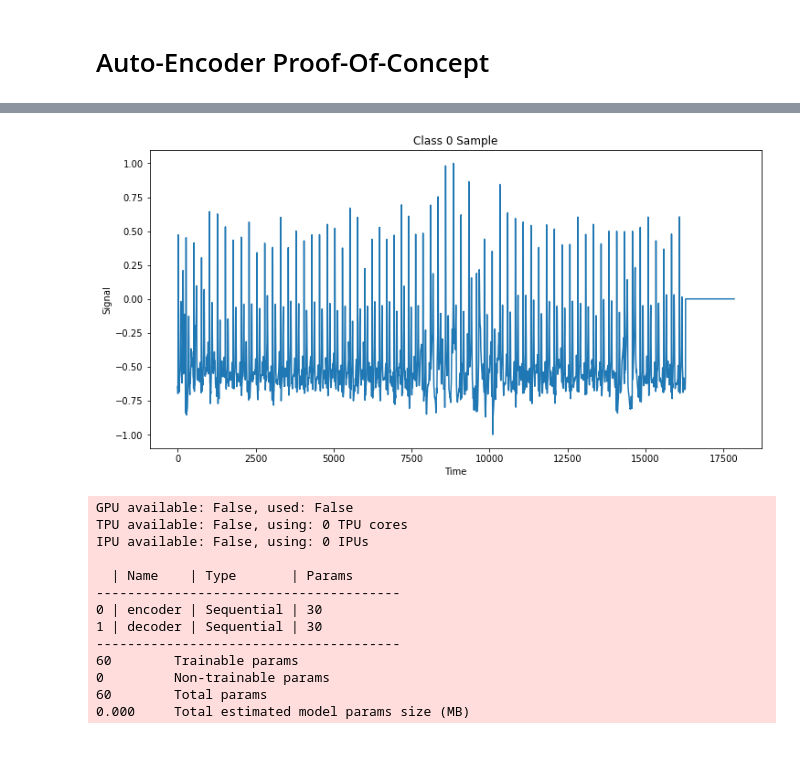
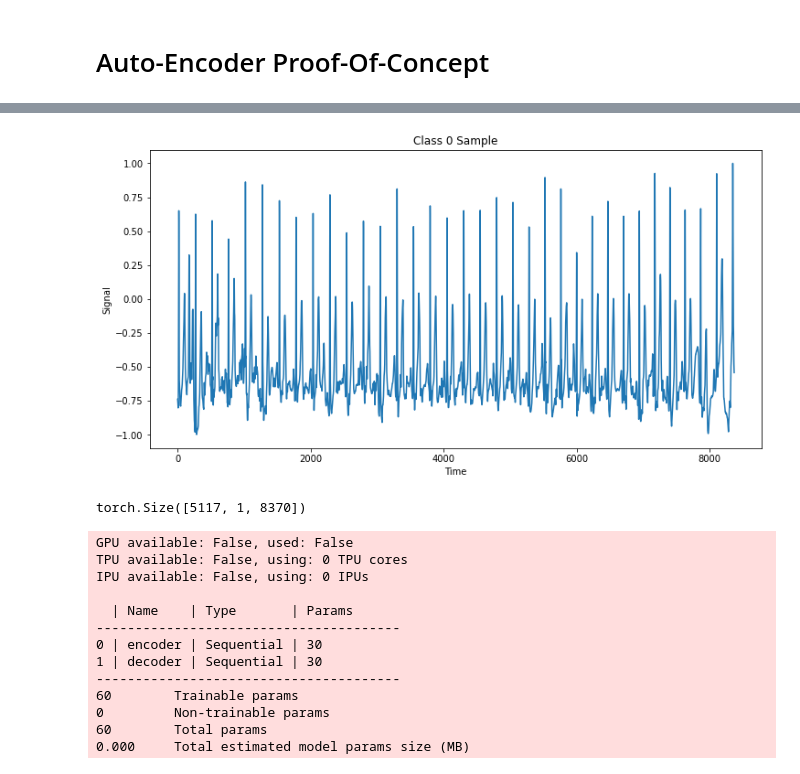
Before and after one commit to smueksch/advanced-machine-learning-tasks, a Jupyter notebook: task-2/auto-encoder/proof-of-concept.ipynb, the cells around one changed output, grey strips where cells are left out. Drawn from its saved outputs; the diff is of its cells as text; code cells hidden in the pictures.

```diff
--- a/task-2/auto-encoder/proof-of-concept.ipynb
+++ b/task-2/auto-encoder/proof-of-concept.ipynb
@@ -31,6 +31,7 @@ LEARNING_RATE = 0.001
 X_train, y_train = load_train_set(os.path.join(os.pardir, 'data'))
 
 display(X_train)
+X_train = X_train.dropna(axis=1, thresh=2559)
 
 #X_train = X_train.fillna(0.0)
 # Small hack, want that each signal is betweeb -1 and 1, so need to make
@@ -75,26 +76,29 @@ display(X_train_scaled)
 # %%
 # Compare original with auto-encoded signal.
 num_rows = 1
 num_cols = 1
 fig, axs = plt.subplots(num_rows, num_cols, figsize=(12 * num_cols,6 * num_rows))
 
 fig.set_facecolor('white')
 
-axs.plot(list(range(17842)), X_train_scaled.iloc[0])
+axs.plot(list(range(len(X_train_scaled.iloc[0]))), X_train_scaled.iloc[0])
 axs.set(xlabel='Time', ylabel='Signal', title='Class 0 Sample')
 
 plt.show()
 # %% [output]
-[figure, old version]
+[figure, new version]
 # %%
 X_train_tensor = torch.tensor(X_train_scaled.values, dtype=torch.float)
 # Unsqueeze X tensor to have another dimension representing the channel, this
 # is needed for convolutions.
 X_train_tensor = torch.unsqueeze(X_train_tensor, 1)
+display(X_train_tensor.shape)
 y_train_tensor = torch.tensor(y_train.values)
 
 train_tensor = TensorDataset(X_train_tensor, y_train_tensor)
 train_loader = DataLoader(dataset=train_tensor, batch_size=BATCH_SIZE, shuffle=True)
+# %% [output]
+torch.Size([5117, 1, 8370])
 # %%
 # Architecture based on: https://pythonwife.com/convolutional-autoencoders-opencv/
 
```
Also changed, not shown: parts of 7 cells of this notebook.
